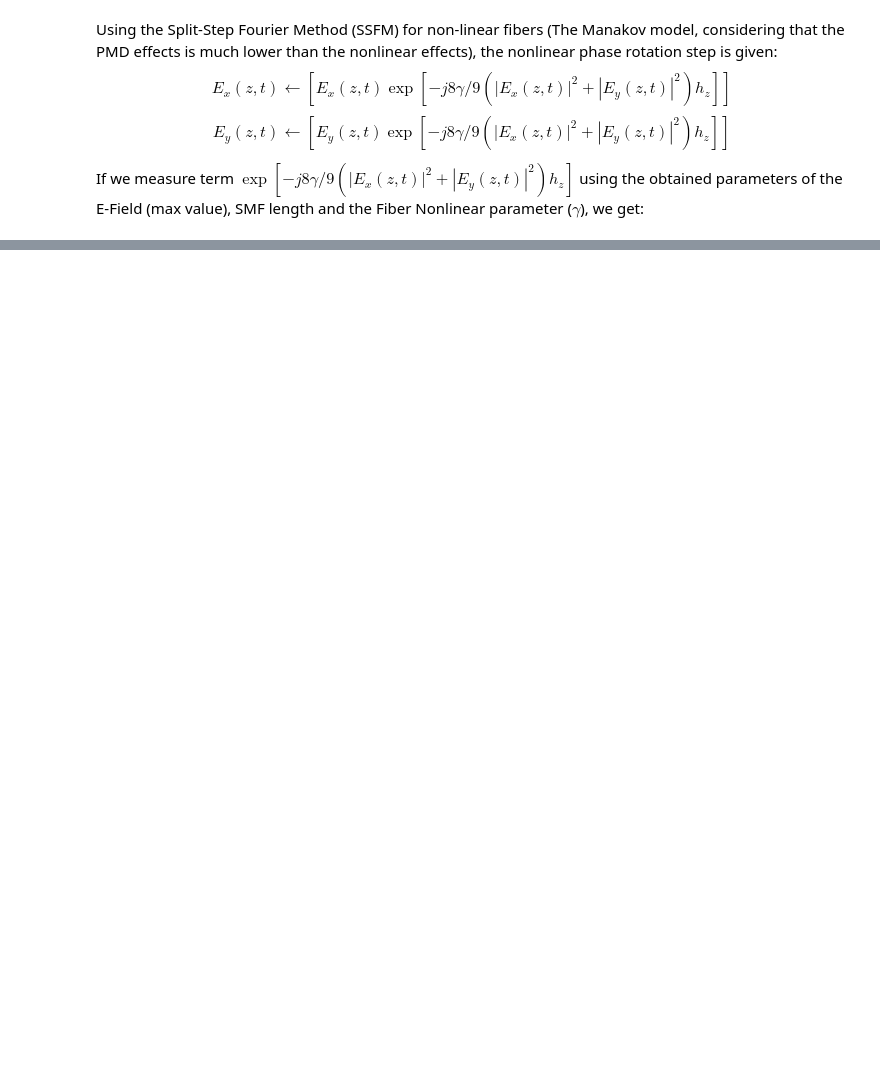
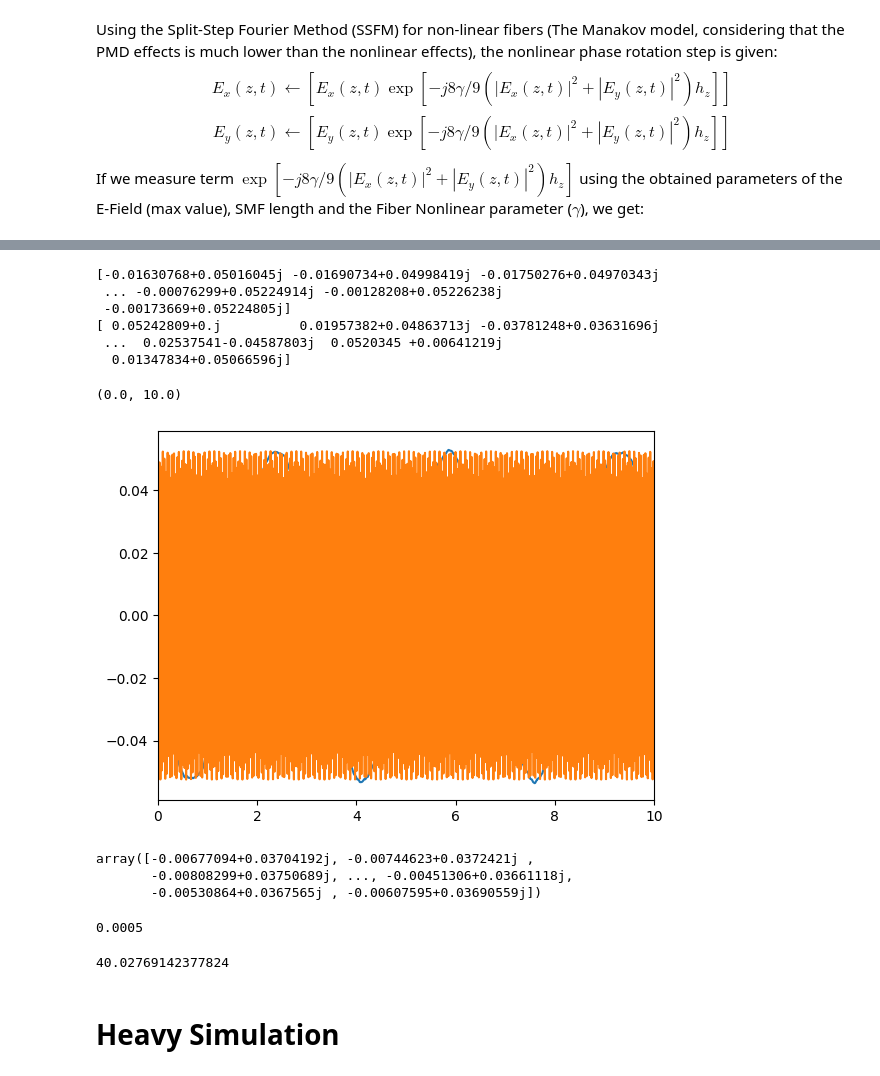
Before and after one commit to CaioRodrigues200/Laser-Study, a Jupyter notebook: Projects/Delayed_Self_Heterodyne/Delayed_Self_Heterodyne.ipynb, the cells around one changed output, grey strips where cells are left out. Cells and saved outputs as stored; diff of their text form; code cells hidden in the pictures; blank space fills up the shorter version.

```diff
--- a/Projects/Delayed_Self_Heterodyne/Delayed_Self_Heterodyne.ipynb
+++ b/Projects/Delayed_Self_Heterodyne/Delayed_Self_Heterodyne.ipynb
@@ -183,0 +309,32 @@ This value is considerable low, so it is justified the use of a *Linear Fiber Mo
+# %%
+print(laser1.e_out)
+print(np.sqrt(meanPower)*np.exp(1j*(c/laser1.lmbd)*timeArray))
+
+plt.plot(timeArray*1e12,np.real(laser1.e_out))
+plt.plot(timeArray*1e12,np.real(np.sqrt(meanPower)*np.exp(1j*2*np.pi*(c/laser1.lmbd)*timeArray)))
+plt.xlim(0,10)
+# %% [output]
+[-0.01630768+0.05016045j -0.01690734+0.04998419j -0.01750276+0.04970343j
+ ... -0.00076299+0.05224914j -0.00128208+0.05226238j
+ -0.00173669+0.05224805j]
+[ 0.05242809+0.j          0.01957382+0.04863713j -0.03781248+0.03631696j
+ ...  0.02537541-0.04587803j  0.0520345 +0.00641219j
+  0.01347834+0.05066596j]
+(0.0, 10.0)
+[figure, added]
+# %%
+EUpper
+# %% [output]
+array([-0.00677094+0.03704192j, -0.00744623+0.0372421j ,
+       -0.00808299+0.03750689j, ..., -0.00451306+0.03661118j,
+       -0.00530864+0.0367565j , -0.00607595+0.03690559j])
+# %%
+1/2e9 * 1e6
+# %% [output]
+0.0005
+# %%
+SMFLen/(c*1e-3)*1e6    # Fiber Delay
+# %% [output]
+40.02769142377824
+# %% [markdown]
+# Heavy Simulation
```
Also changed, not shown: parts of 18 cells of this notebook.
